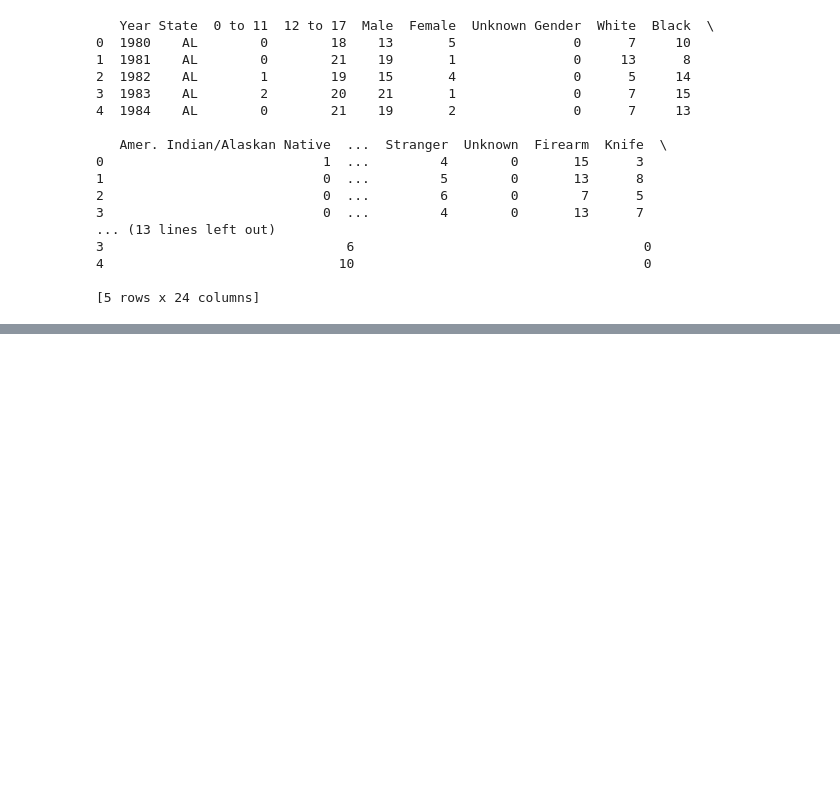
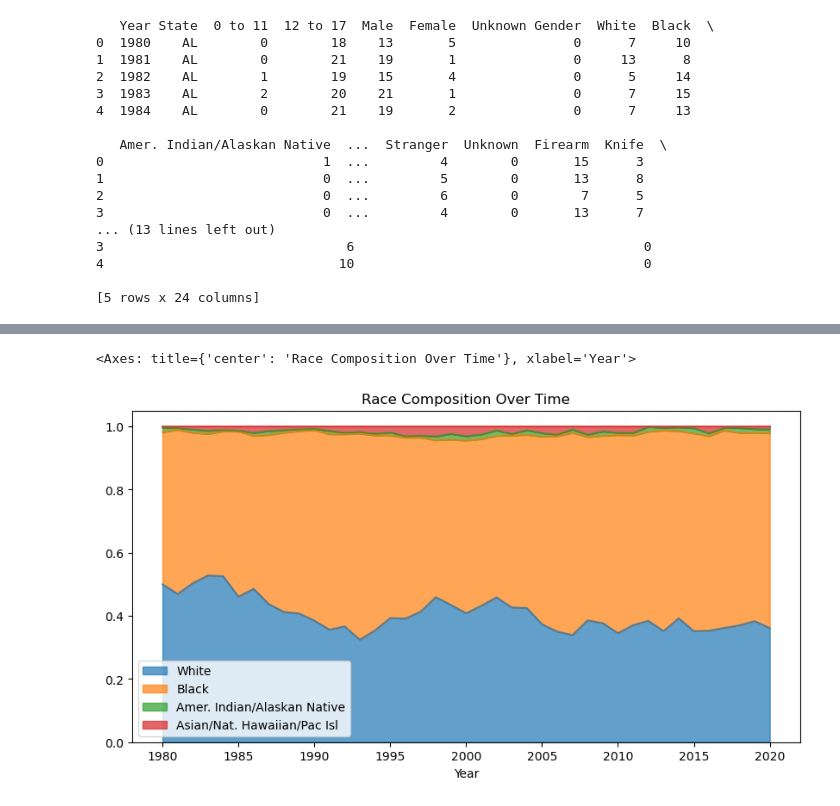
Before and after one commit to nsano1/CSE572FinalProject, a Jupyter notebook: exploratory_data_analysis.ipynb, the cells around one changed output, grey strips where cells are left out. Saved outputs shown, nothing was run; the diff lists cells and outputs as text; code cells hidden in the pictures; blank space fills up the shorter version.

```diff
--- a/exploratory_data_analysis.ipynb
+++ b/exploratory_data_analysis.ipynb
@@ -73,0 +99,12 @@ plt.show()
+# %%
+
+
+race_cols = ['White', 'Black', 'Amer. Indian/Alaskan Native', 'Asian/Nat. Hawaiian/Pac Isl']
+
+race_data = eda_data.groupby('Year')[race_cols].sum()
+race_pct = race_data.div(race_data.sum(axis=1), axis=0)
+
+race_pct.plot.area(figsize=(10, 5), title="Race Composition Over Time", alpha=0.7)
+# %% [output]
+<Axes: title={'center': 'Race Composition Over Time'}, xlabel='Year'>
+[figure, added]
```
Also changed, not shown: parts of 9 cells of this notebook.
